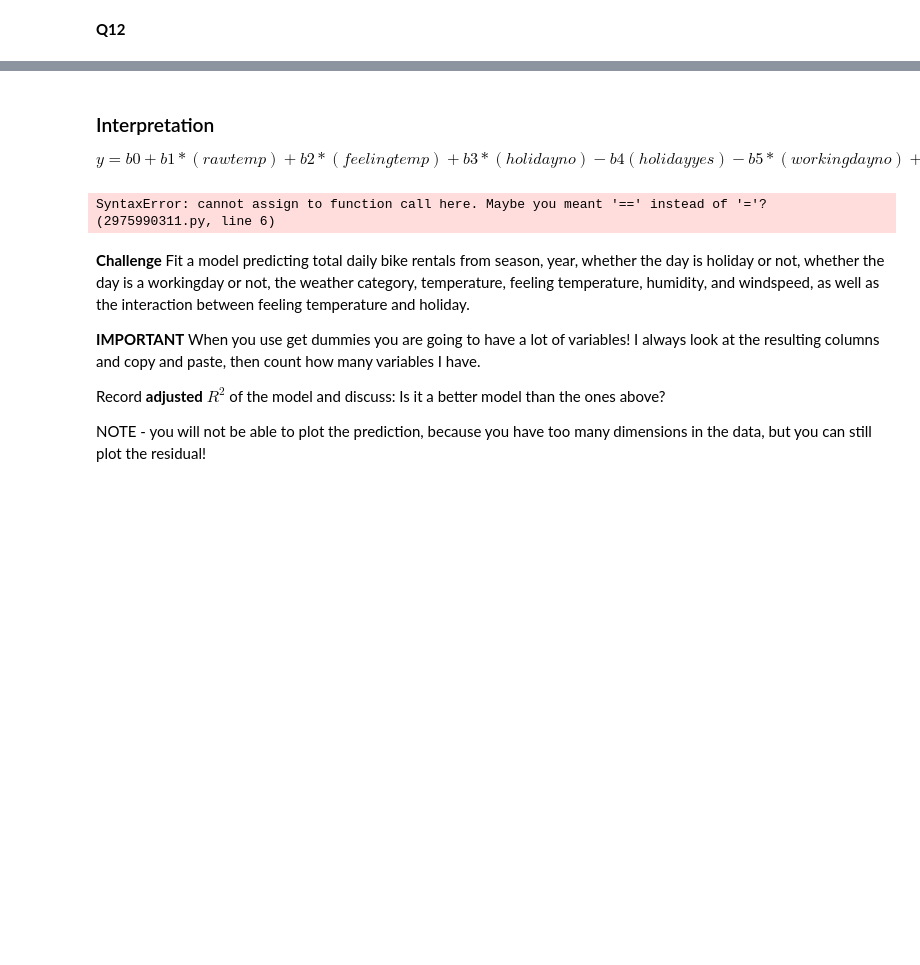
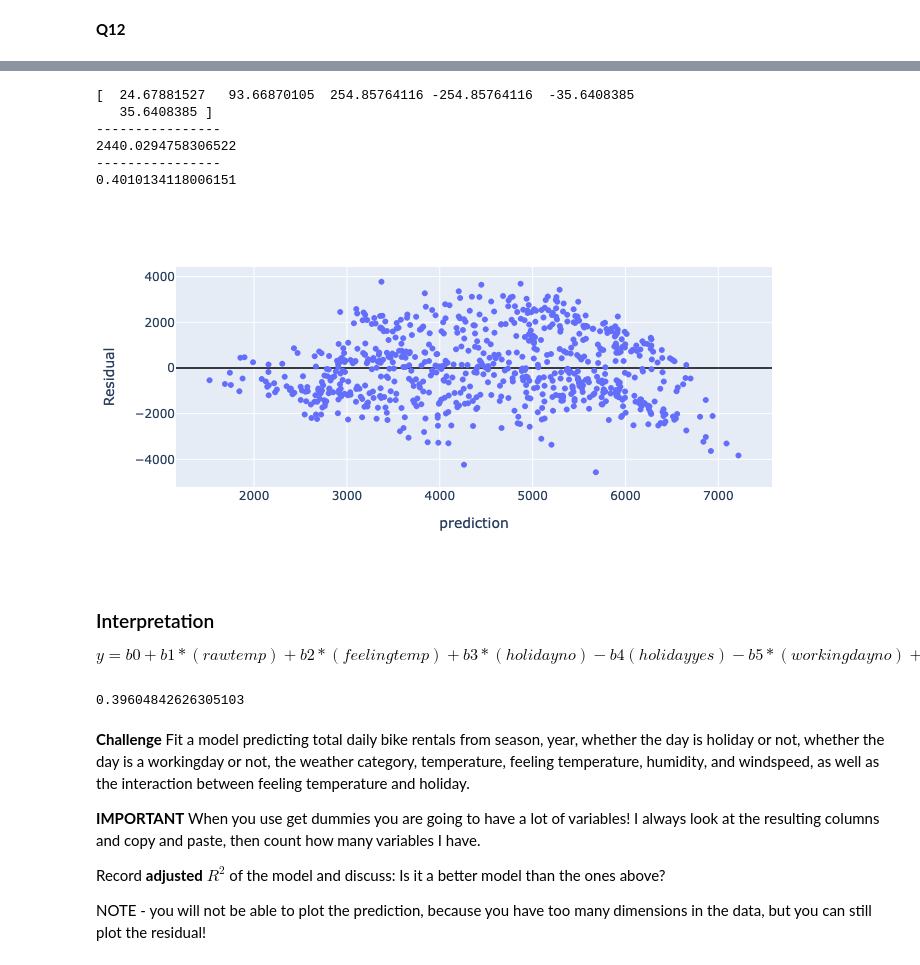
Before and after one commit to jazmine-veliz/Day17, a Jupyter notebook: Day17-HW.ipynb, the cells around one changed output, grey strips where cells are left out. Saved outputs shown, nothing was run; the diff lists cells and outputs as text; code cells hidden in the pictures; blank space fills up the shorter version.

```diff
--- a/Day17-HW.ipynb
+++ b/Day17-HW.ipynb
@@ -359,19 +353,44 @@ print(LM.score(X,y))
+# %%
+X=DF_model3[['raw_temp','feeling_temp','holiday_no','holiday_yes','workingday_no','workingday_yes']].values.reshape(-1,6)
+y=DF_model3['cnt']
+
+LM=LinearRegression()
+LM.fit(X,y)
+
+print(LM.coef_)
+print('----------------')
+print(LM.intercept_)
+print('----------------')
+print(LM.score(X,y))
+# %% [output]
+[  24.67881527   93.66870105  254.85764116 -254.85764116  -35.6408385
+   35.6408385 ]
+----------------
+2440.0294758306522
+----------------
+0.4010134118006151
 # %%
-#DF_model3['Residual']=DF_model3['cnt']-DF_model3['prediction'] x -axis prediction & y-axis residual
+DF_model3['prediction']=LM.predict(X)
+DF_model3['Residual']=DF_model3['cnt']-DF_model3['prediction']
+
+fig=px.scatter(DF_model3,x='prediction',y='Residual')
+fig.update_layout(yaxis=dict(zeroline=True, zerolinewidth=1.5, zerolinecolor='black'))
+fig.show()
 #add zero line
+# %% [output]
+[figure, added]
 # %% [markdown]
 ### Interpretation
 
 $$y = b0 + b1*(raw temp) + b2*(feeling temp) + b3*(holiday no) - b4(holiday yes) - b5*(workingday no) + b6*(workinday yes) + b7(raw temp * holiday no)$$
 # %%
-# Calculate the adjusted R^2
-#DF_model3['total']=DF_model3['raw_temp']+DF_model3['feeling_temp']+DF_model3['holiday_no']+DF_model3['holiday_yes']+DF_model3['workingday_no']+DF_model3['workingday_yes']+DF_model3['mult.']
-#DF_model3['total']=DF_model3['raw_temp']+DF_model3['feeling_temp']+DF_model3['holiday_no']+DF_model3['holiday_yes']+DF_model3['workingday_no']+DF_model3['workingday_yes']+DF_model3['mult.']
-
-
-DF_model('cnt')=(2203.070)+(60.909('raw_temp'))+(92.725('feeling_temp'))+(506.827('holiday_no'))+(-506.827('holiday_yes'))+(-36.174('workingday_no'))+(36.174('workingday_yes'))+(-36.278('mult.'))
+Rsq = 0.4010124118006151
+k = 6
+n = len(DF_model3)
+AdjRsq = 1-((1-Rsq)*(n-1)/(n-k-1))
+print(AdjRsq)
 # %% [output]
-SyntaxError: cannot assign to function call here. Maybe you meant '==' instead of '='? (2975990311.py, line 6)
+0.39604842626305103
 # %% [markdown]
 **Challenge** Fit a model predicting total daily bike rentals from season, year, whether the day is holiday or not, whether the day is a workingday or not, the weather category, temperature, feeling temperature, humidity, and windspeed, as well as the interaction between feeling temperature and holiday.
 
```
Also changed, not shown: parts of 19 cells of this notebook.
